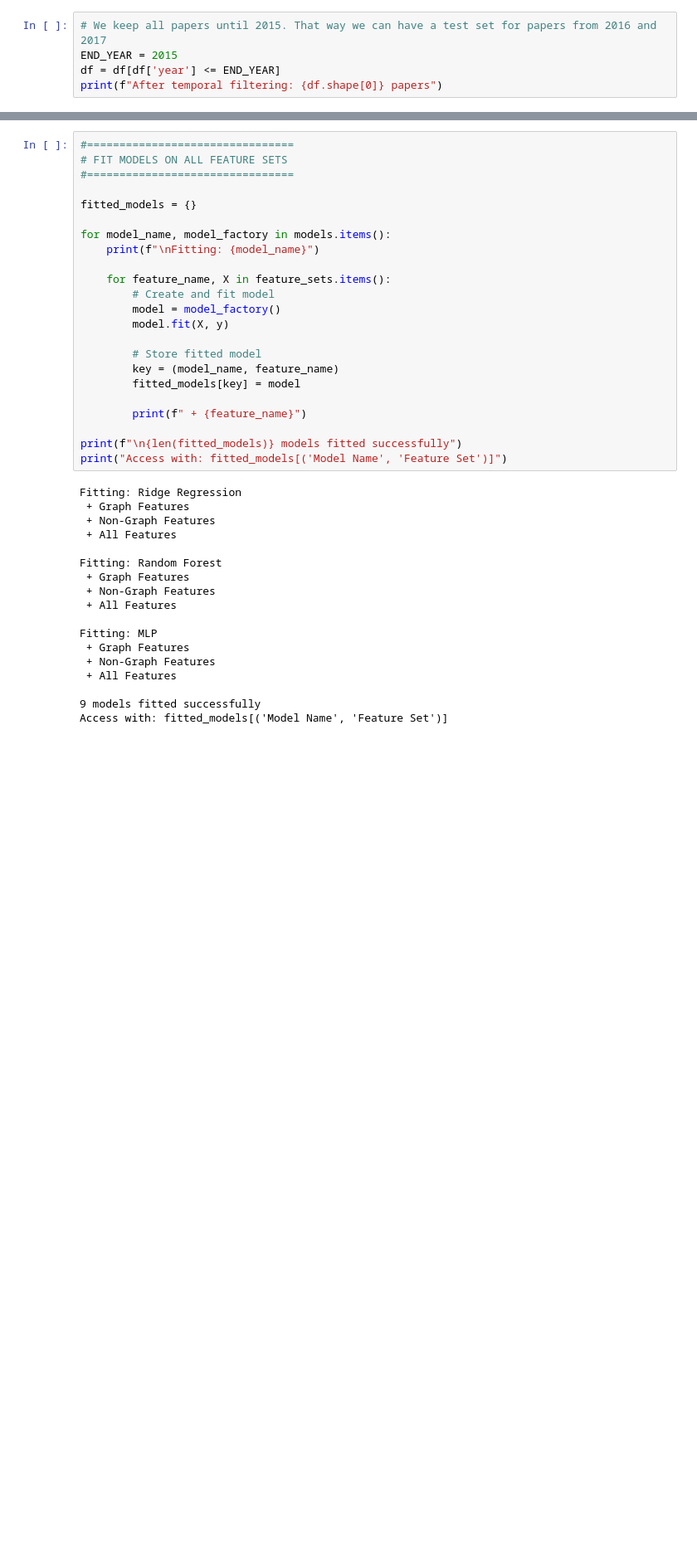
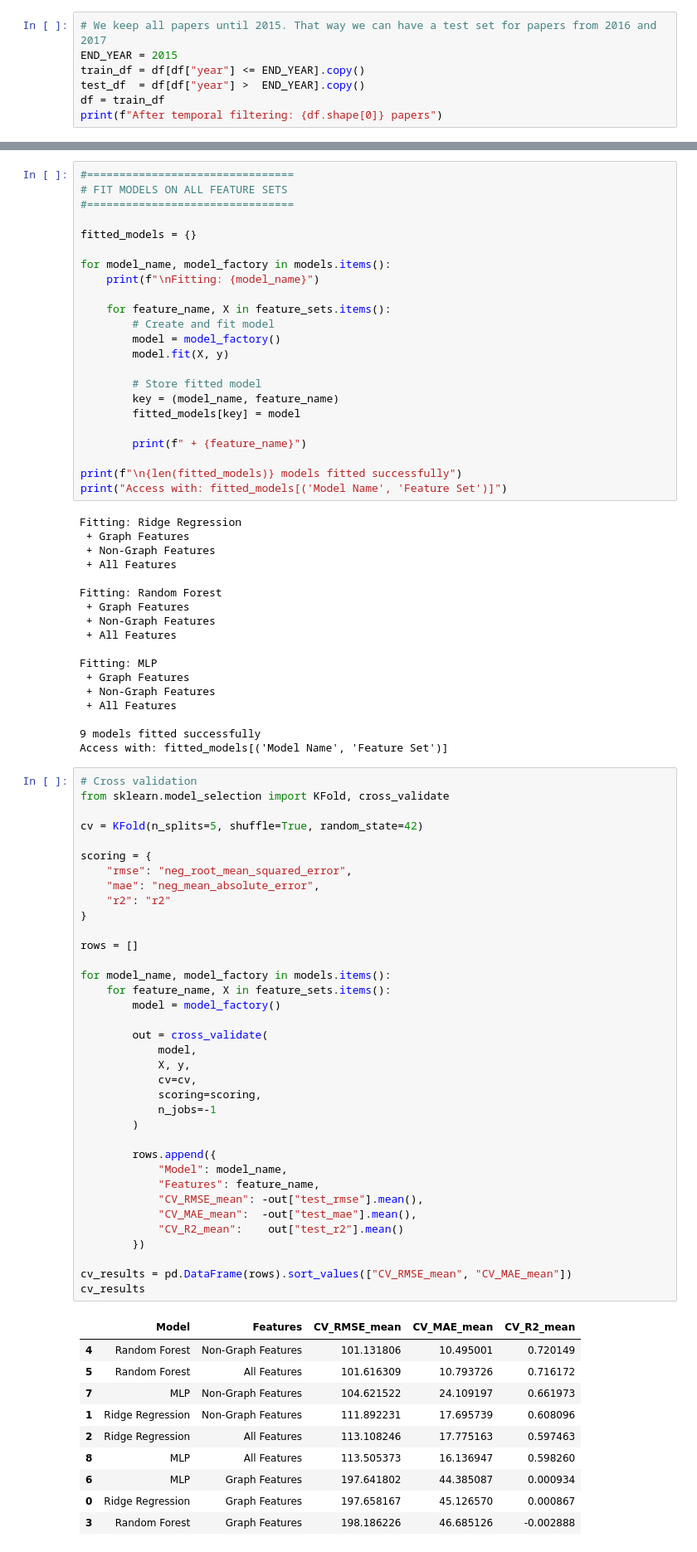
Before and after one commit to avezzuto/esl-team10, a Jupyter notebook: main.ipynb, the cells around one changed output, grey strips where cells are left out. Shown at 83% size. Saved outputs shown, nothing was run; the diff lists cells and outputs as text; blank space fills up the shorter version.

Commit message:
cross validation added

```diff
--- a/main.ipynb
+++ b/main.ipynb
@@ -26,7 +27,9 @@ df['authors'] = df['authors'].apply(lambda x: ast.literal_eval(x) if isinstance(
 # %%
 # We keep all papers until 2015. That way we can have a test set for papers from 2016 and 2017
 END_YEAR = 2015
-df = df[df['year'] <= END_YEAR]
+train_df = df[df["year"] <= END_YEAR].copy()
+test_df  = df[df["year"] >  END_YEAR].copy()
+df = train_df
 print(f"After temporal filtering: {df.shape[0]} papers")
 # %% [output]
 After temporal filtering: 768113 papers
@@ -364,3 +367,50 @@ Fitting: MLP
 
 9 models fitted successfully
 Access with: fitted_models[('Model Name', 'Feature Set')]
+# %%
+# Cross validation
+from sklearn.model_selection import KFold, cross_validate
+
+cv = KFold(n_splits=5, shuffle=True, random_state=42)
+
+scoring = {
+    "rmse": "neg_root_mean_squared_error",
+    "mae": "neg_mean_absolute_error",
+    "r2": "r2"
+}
+
+rows = []
+
+for model_name, model_factory in models.items():
+    for feature_name, X in feature_sets.items():
+        model = model_factory()
+
+        out = cross_validate(
+            model,
+            X, y,
+            cv=cv,
+            scoring=scoring,
+            n_jobs=-1
+        )
+
+        rows.append({
+            "Model": model_name,
+            "Features": feature_name,
+            "CV_RMSE_mean": -out["test_rmse"].mean(),
+            "CV_MAE_mean":  -out["test_mae"].mean(),
+            "CV_R2_mean":    out["test_r2"].mean()
+        })
+
+cv_results = pd.DataFrame(rows).sort_values(["CV_RMSE_mean", "CV_MAE_mean"])
+cv_results
+# %% [output]
+|  | Model | Features | CV_RMSE_mean | CV_MAE_mean | CV_R2_mean |
+| 4 | Random Forest | Non-Graph Features | 101.131806 | 10.495001 | 0.720149 |
+| 5 | Random Forest | All Features | 101.616309 | 10.793726 | 0.716172 |
+| 7 | MLP | Non-Graph Features | 104.621522 | 24.109197 | 0.661973 |
+| 1 | Ridge Regression | Non-Graph Features | 111.892231 | 17.695739 | 0.608096 |
+| 2 | Ridge Regression | All Features | 113.108246 | 17.775163 | 0.597463 |
+| 8 | MLP | All Features | 113.505373 | 16.136947 | 0.598260 |
+| 6 | MLP | Graph Features | 197.641802 | 44.385087 | 0.000934 |
+| 0 | Ridge Regression | Graph Features | 197.658167 | 45.126570 | 0.000867 |
+| 3 | Random Forest | Graph Features | 198.186226 | 46.685126 | -0.002888 |
```
Also changed, not shown: parts of 1 cell of this notebook.
